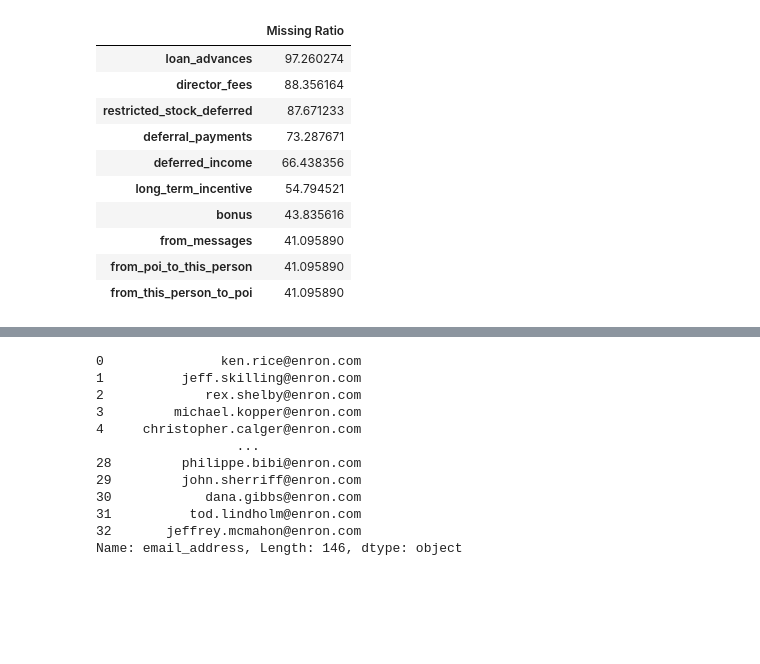
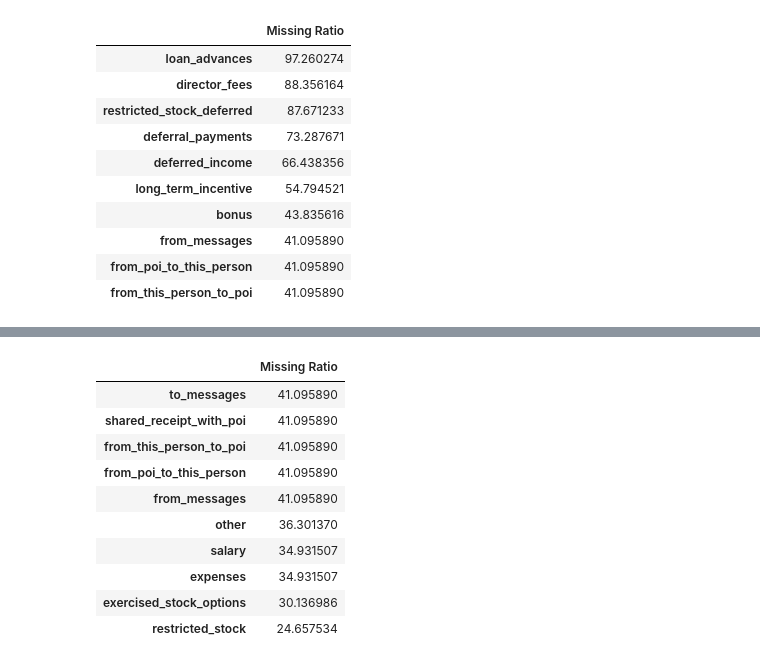
Before and after one commit to Banri0901/1st-DL-CVMarathon, a Jupyter notebook: DAY51/51HW.ipynb, the cells around one changed output, grey strips where cells are left out. Cells and saved outputs as stored; diff of their text form; code cells hidden in the pictures; blank space fills up the shorter version.

```diff
--- a/DAY51/51HW.ipynb
+++ b/DAY51/51HW.ipynb
@@ -105,22 +112,4 @@ na_check(all_data)
 # %%
-#財務特徵  ['salary', 'deferral_payments', 'total_payments', 'loan_advances', 'bonus', 'restricted_stock_deferred', 'deferred_income', 'total_stock_value', 'expenses', 'exercised_stock_options', 'other', 'long_term_incentive', 'restricted_stock', 'director_fees']
 #MAIL特徵 ['to_messages', 'email_address', 'from_poi_to_this_person', 'from_messages', 'from_this_person_to_poi', 'shared_receipt_with_poi']
-
-for c in ['to_messages', 'from_poi_to_this_person', 'from_messages', 'from_this_person_to_poi', 'shared_receipt_with_poi']:
-    all_data[c] = all_data[c].fillna(0)
+#for c in ['to_messages', 'from_poi_to_this_person', 'from_messages', 'from_this_person_to_poi', 'shared_receipt_with_poi']:
+#    all_data[c] = all_data[c].fillna(0)
-# %%
-all_data['have_mail'] = all_data['email_address'].map(lambda x:0 if x=='NaN' else 1)
-all_data.pop('email_address')
-# %% [output]
-0               ken.rice@enron.com
-1          jeff.skilling@enron.com
-2             rex.shelby@enron.com
-3         michael.kopper@enron.com
-4     christopher.calger@enron.com
-                  ...
-28         philippe.bibi@enron.com
-29         john.sherriff@enron.com
-30            dana.gibbs@enron.com
-31          tod.lindholm@enron.com
-32       jeffrey.mcmahon@enron.com
-Name: email_address, Length: 146, dtype: object
@@ -128,0 +119,17 @@ Name: email_address, Length: 146, dtype: object
+# %%
+for c in ['loan_advances','director_fees','restricted_stock_deferred','deferral_payments','deferred_income','long_term_incentive','bonus']:
+    all_data[c] = all_data[c].fillna(0)
+#     all_data[c] = np.log1p(all_data[c]).fillna(0)
+na_check(all_data)
+# %% [output]
+|  | Missing Ratio |
+| to_messages | 41.095890 |
+| shared_receipt_with_poi | 41.095890 |
+| from_this_person_to_poi | 41.095890 |
+| from_poi_to_this_person | 41.095890 |
+| from_messages | 41.095890 |
+| other | 36.301370 |
+| salary | 34.931507 |
+| expenses | 34.931507 |
+| exercised_stock_options | 30.136986 |
+| restricted_stock | 24.657534 |
```
Also changed, not shown: parts of 32 cells of this notebook.
